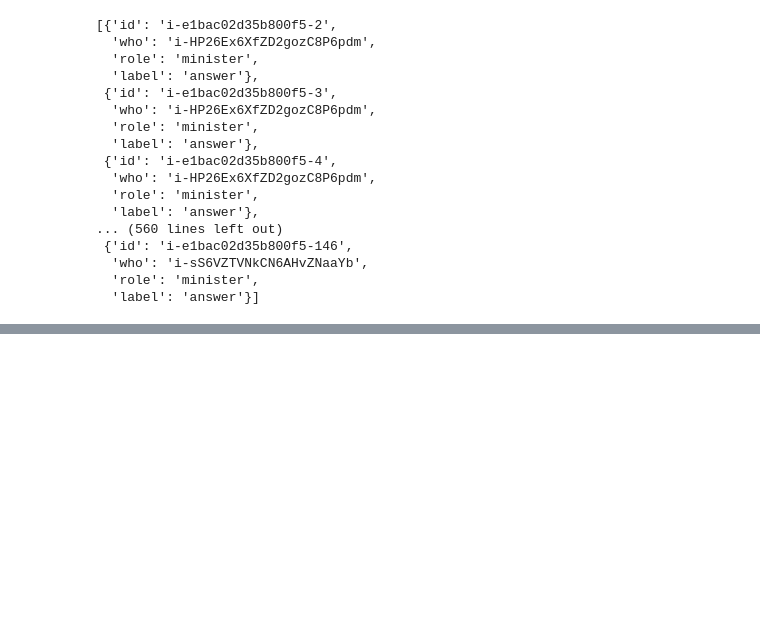
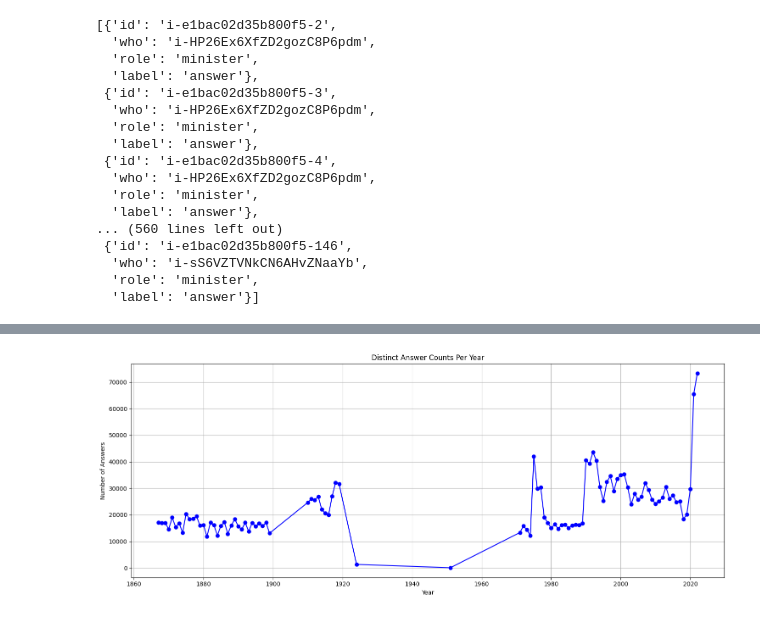
Before and after one commit to mandlilaast/swerik_answer_classifier, a Jupyter notebook: swerik_classifier.ipynb, the cells around one changed output, grey strips where cells are left out. Drawn from its saved outputs; the diff is of its cells as text; code cells hidden in the pictures; blank space fills up the shorter version.

```diff
--- a/swerik_classifier.ipynb
+++ b/swerik_classifier.ipynb
@@ -461,0 +504,7 @@ labeled
+# %%
+csv_file = "identified_answers.csv"
+answer_counts = count_distinct_answers_with_progress(csv_file)
+
+print("Distinct answer counts per year:")
+for year, count in sorted(answer_counts.items()):
+    print(f"{year}: {count}")
@@ -461,0 +529,18 @@ labeled
+# %%
+import matplotlib.pyplot as plt
+
+years = sorted(answer_counts.keys())
+counts = [answer_counts[year] for year in years]
+
+plt.figure(figsize=(15,6))
+plt.plot(years, counts, marker='o', linestyle='-', color='b')
+
+plt.title("Distinct Answer Counts Per Year")
+plt.xlabel("Year")
+plt.ylabel("Number of Answers")
+plt.grid(True)
+plt.tight_layout()
+
+plt.savefig("answer_counts_per_year.png")
+# %% [output]
+[figure, added]
```
Also changed, not shown: parts of 17 cells of this notebook, 2 other files.
